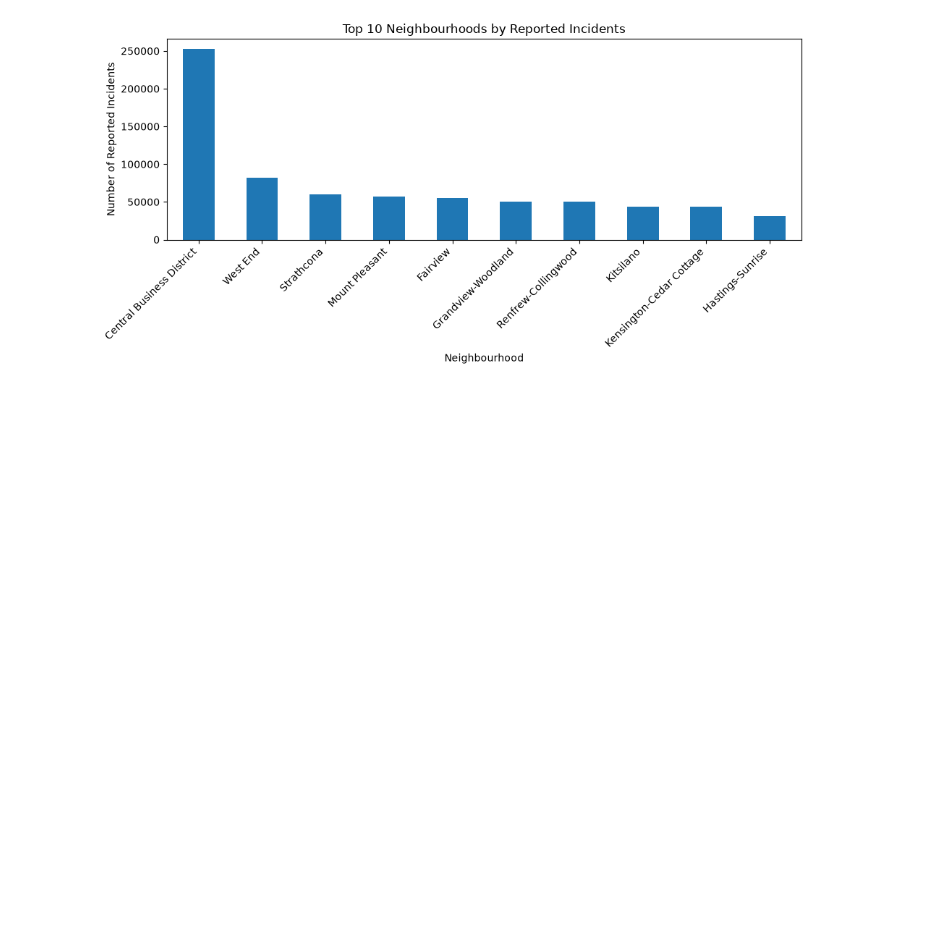
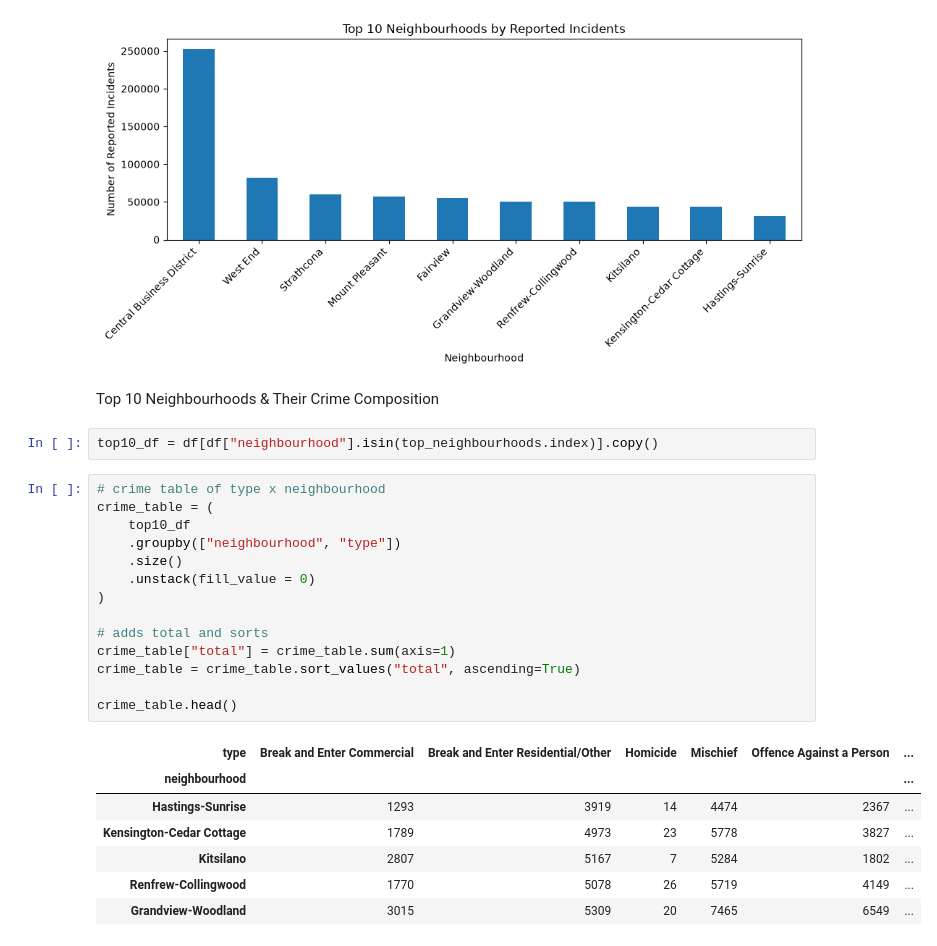
Before and after one commit to cyoon3232/data-projects, a Jupyter notebook: vancouver-crime-analytics/notebooks/02_analysis1.ipynb, the cells around one changed output. Drawn from its saved outputs; the diff is of its cells as text; blank space fills up the shorter version.

```diff
--- a/vancouver-crime-analytics/notebooks/02_analysis1.ipynb
+++ b/vancouver-crime-analytics/notebooks/02_analysis1.ipynb
@@ -79,3 +79,29 @@ plt.savefig("../results/figures/top_neighbourhoods.png", dpi = 300)
 plt.show()
 # %% [output]
 [figure]
+# %% [markdown]
+Top 10 Neighbourhoods & Their Crime Composition
+# %%
+top10_df = df[df["neighbourhood"].isin(top_neighbourhoods.index)].copy()
+# %%
+# crime table of type x neighbourhood
+crime_table = (
+    top10_df
+    .groupby(["neighbourhood", "type"])
+    .size()
+    .unstack(fill_value = 0)
+)
+
+# adds total and sorts
+crime_table["total"] = crime_table.sum(axis=1)
+crime_table = crime_table.sort_values("total", ascending=True)
+
+crime_table.head()
+# %% [output]
+| type | Break and Enter Commercial | Break and Enter Residential/Other | Homicide | Mischief | Offence Against a Person | ... |
+| neighbourhood |  |  |  |  |  | ... |
+| Hastings-Sunrise | 1293 | 3919 | 14 | 4474 | 2367 | ... |
+| Kensington-Cedar Cottage | 1789 | 4973 | 23 | 5778 | 3827 | ... |
+| Kitsilano | 2807 | 5167 | 7 | 5284 | 1802 | ... |
+| Renfrew-Collingwood | 1770 | 5078 | 26 | 5719 | 4149 | ... |
+| Grandview-Woodland | 3015 | 5309 | 20 | 7465 | 6549 | ... |
```
Also changed, not shown: parts of 2 cells of this notebook, 1 other file.
